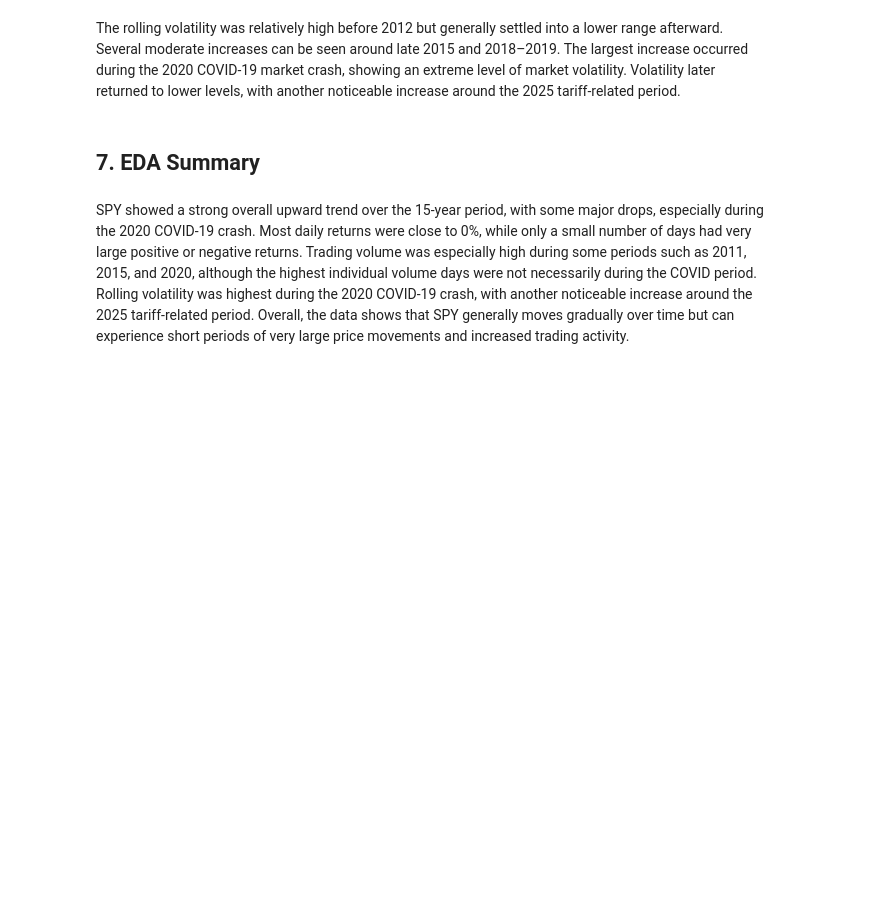
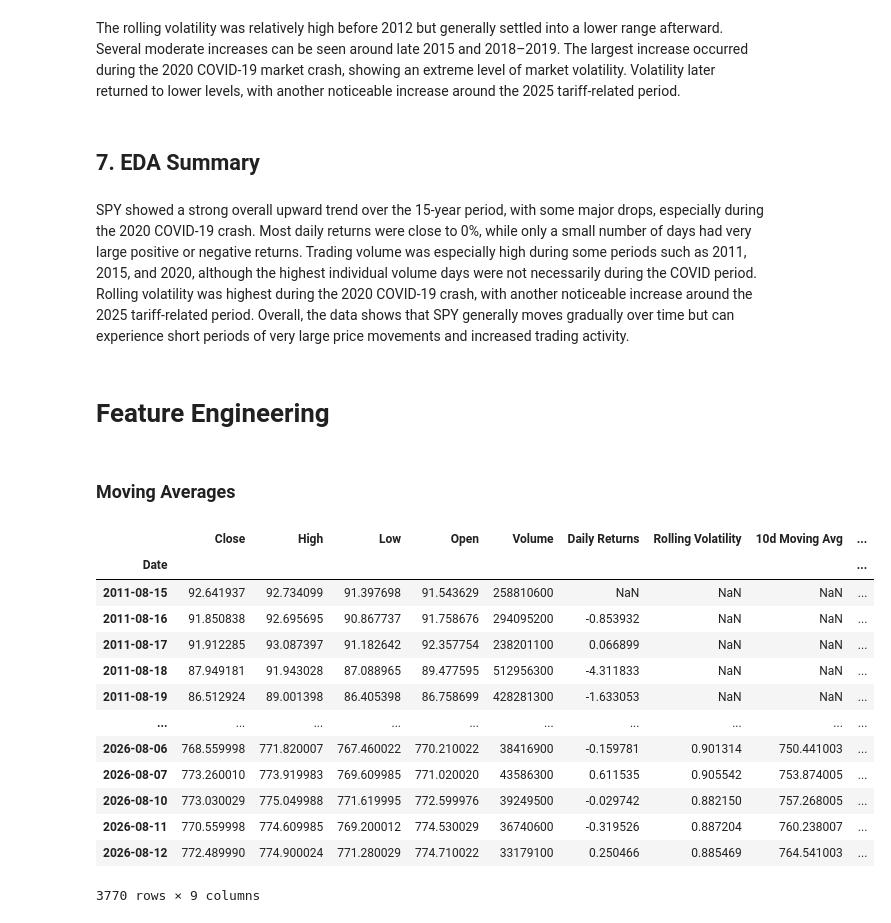
Before and after one commit to Junaid-Haider/Stock-Price-Direction-Predictor, a Jupyter notebook: notebooks/analysis.ipynb, the cells around one changed output. Drawn from its saved outputs; the diff is of its cells as text; code cells hidden in the pictures; blank space fills up the shorter version.

```diff
--- a/notebooks/analysis.ipynb
+++ b/notebooks/analysis.ipynb
@@ -315,3 +316,26 @@ The rolling volatility was relatively high before 2012 but generally settled int
 ## 7. EDA Summary
 # %% [markdown]
 SPY showed a strong overall upward trend over the 15-year period, with some major drops, especially during the 2020 COVID-19 crash. Most daily returns were close to 0%, while only a small number of days had very large positive or negative returns. Trading volume was especially high during some periods such as 2011, 2015, and 2020, although the highest individual volume days were not necessarily during the COVID period. Rolling volatility was highest during the 2020 COVID-19 crash, with another noticeable increase around the 2025 tariff-related period. Overall, the data shows that SPY generally moves gradually over time but can experience short periods of very large price movements and increased trading activity.
+# %% [markdown]
+# Feature Engineering
+# %% [markdown]
+### Moving Averages
+# %%
+df["10d Moving Avg"]=df["Close"].rolling(10).mean()
+df["50d Moving Avg"]=df["Close"].rolling(50).mean()
+df
+# %% [output]
+|  | Close | High | Low | Open | Volume | Daily Returns | Rolling Volatility | 10d Moving Avg | ... |
+| Date |  |  |  |  |  |  |  |  | ... |
+| 2011-08-15 | 92.641937 | 92.734099 | 91.397698 | 91.543629 | 258810600 | NaN | NaN | NaN | ... |
+| 2011-08-16 | 91.850838 | 92.695695 | 90.867737 | 91.758676 | 294095200 | -0.853932 | NaN | NaN | ... |
+| 2011-08-17 | 91.912285 | 93.087397 | 91.182642 | 92.357754 | 238201100 | 0.066899 | NaN | NaN | ... |
+| 2011-08-18 | 87.949181 | 91.943028 | 87.088965 | 89.477595 | 512956300 | -4.311833 | NaN | NaN | ... |
+| 2011-08-19 | 86.512924 | 89.001398 | 86.405398 | 86.758699 | 428281300 | -1.633053 | NaN | NaN | ... |
+| ... | ... | ... | ... | ... | ... | ... | ... | ... | ... |
+| 2026-08-06 | 768.559998 | 771.820007 | 767.460022 | 770.210022 | 38416900 | -0.159781 | 0.901314 | 750.441003 | ... |
+| 2026-08-07 | 773.260010 | 773.919983 | 769.609985 | 771.020020 | 43586300 | 0.611535 | 0.905542 | 753.874005 | ... |
+| 2026-08-10 | 773.030029 | 775.049988 | 771.619995 | 772.599976 | 39249500 | -0.029742 | 0.882150 | 757.268005 | ... |
+| 2026-08-11 | 770.559998 | 774.609985 | 769.200012 | 774.530029 | 36740600 | -0.319526 | 0.887204 | 760.238007 | ... |
+| 2026-08-12 | 772.489990 | 774.900024 | 771.280029 | 774.710022 | 33179100 | 0.250466 | 0.885469 | 764.541003 | ... |
+3770 rows × 9 columns
```
Also changed, not shown: parts of 19 cells of this notebook, 2 other files.
